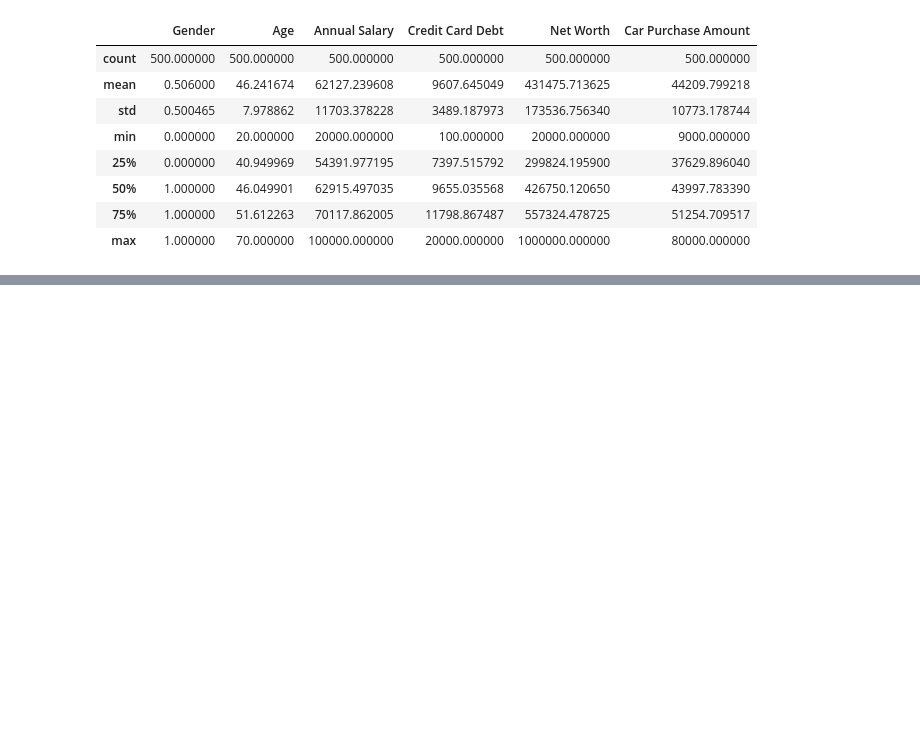
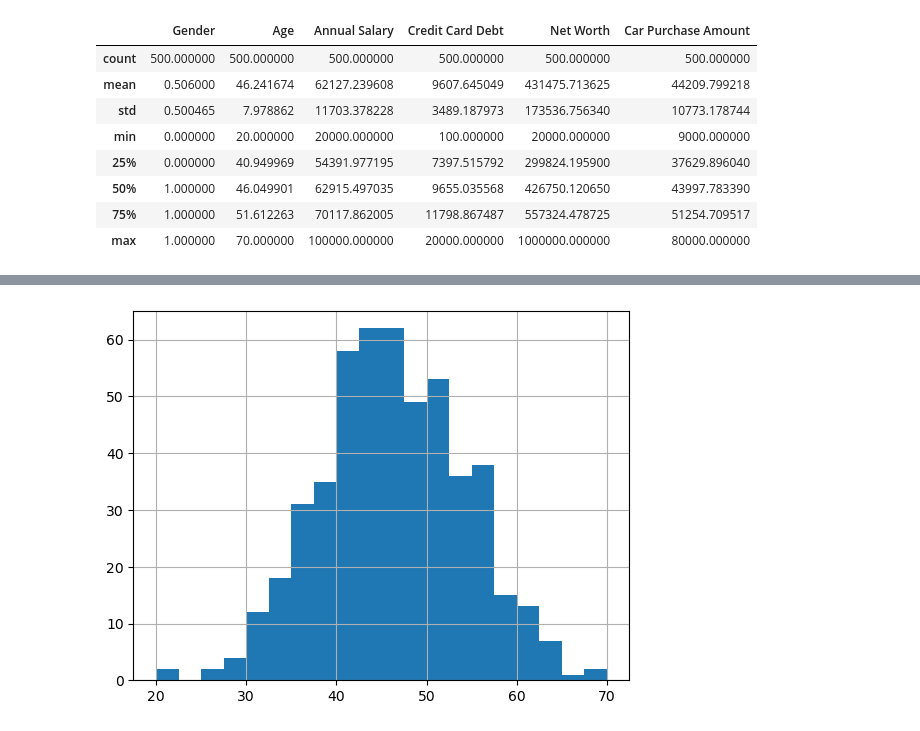
Before and after one commit to canaria81/streamlit_car_price_app, a Jupyter notebook: car_price_app.ipynb, the cells around one changed output, grey strips where cells are left out. Drawn from its saved outputs; the diff is of its cells as text; code cells hidden in the pictures; blank space fills up the shorter version.

```diff
--- a/car_price_app.ipynb
+++ b/car_price_app.ipynb
@@ -26,0 +68,5 @@ df.loc[df['Annual Salary']== df['Annual Salary'].min(),]
+# %%
+df['Age'].hist(bins=20)
+plt.show()
+# %% [output]
+[figure, added]
```
Also changed, not shown: parts of 51 cells of this notebook.
